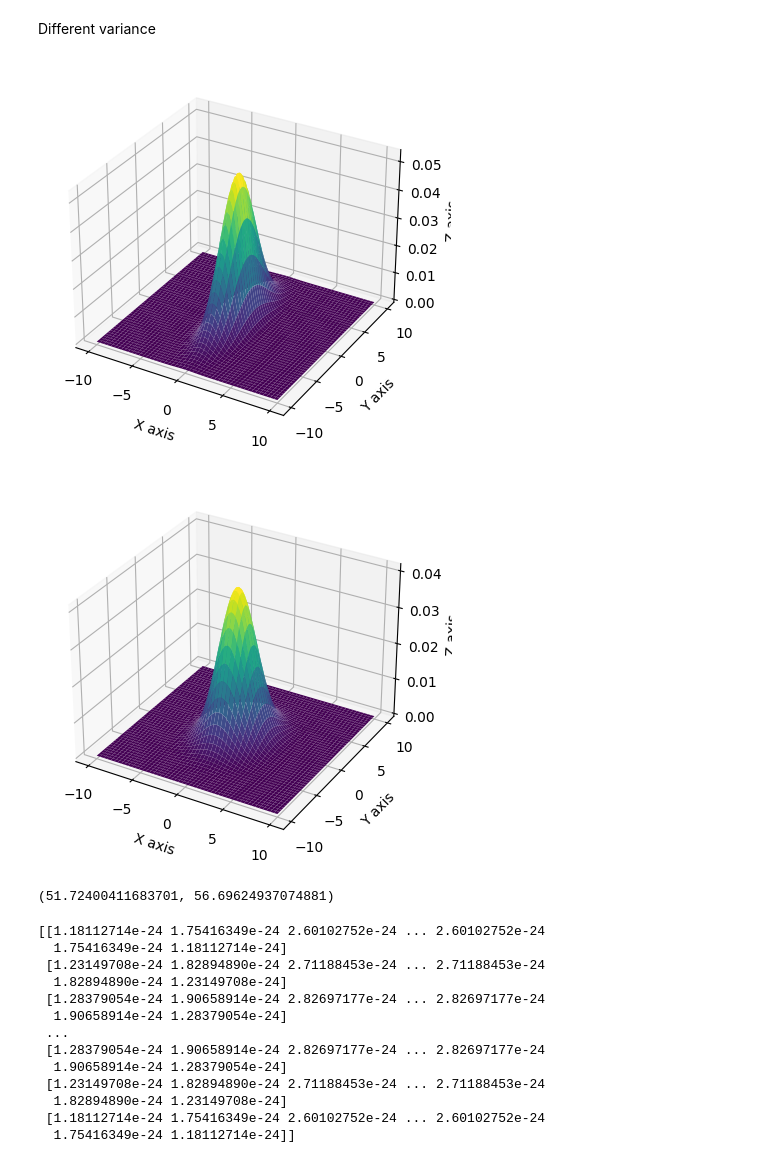
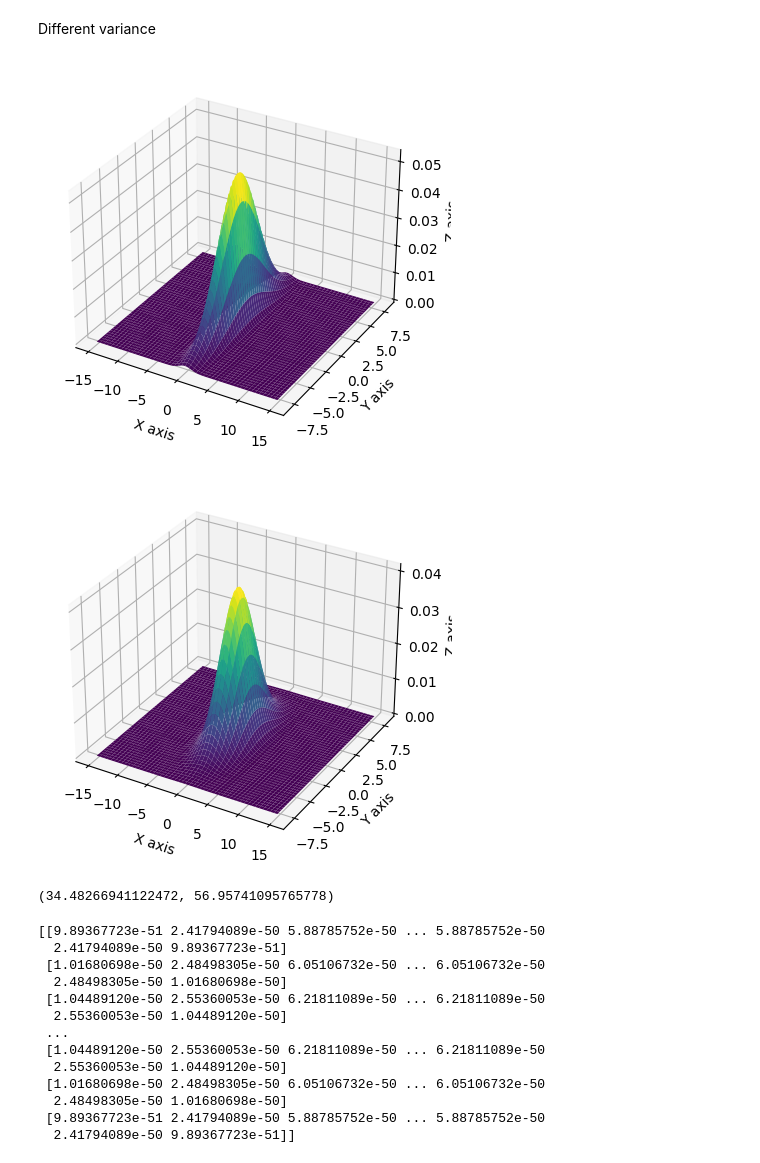
Before and after one commit to Rachel-0420/Cross-Entropy-Fast-Transient, a Jupyter notebook: HighD Normal Distribution.ipynb, the cells around one changed output. Drawn from its saved outputs; the diff is of its cells as text; code cells hidden in the pictures.

```diff
--- a/HighD Normal Distribution.ipynb
+++ b/HighD Normal Distribution.ipynb
@@ -19,8 +19,8 @@ mu_x2, mu_y2 = 2, 4
 
 variance = 3
 
-x = np.linspace(-10,10,500)
-y = np.linspace(-10,10,500)
+x = np.linspace(-15,15,500)
+y = np.linspace(-8,8,500)
 
 X, Y = np.meshgrid(x,y)
 pos = np.empty(X.shape + (2,))
@@ -28,6 +28,14 @@ pos[:, :, 0] = X; pos[:, :, 1] = Y
 
 func_1 = multivariate_normal([mu_x1, mu_y1], [[variance, 0], [0, variance]])
 func_2 = multivariate_normal([mu_x2, mu_y2], [[variance, 0], [0, variance]])
+
+# normalizing the probabilities
+fact_1 = 1 / sum(func_1.pdf(pos))
+fact_2 = 1 / sum(func_2.pdf(pos))
+for i in range(len(func_1.pdf(pos))):
+  func_1.pdf(pos)[i] *= fact_1
+for j in range(len(func_2.pdf(pos))):
+  func_2.pdf(pos)[j] *= fact_2
 
 fig, ax = plt.subplots(subplot_kw = {"projection": "3d"})
 ax.plot_surface(X, Y, func_1.pdf(pos),cmap='viridis',linewidth=0)
@@ -108,39 +114,47 @@ variance_x4, variance_y4 = 3, 5
 
 func_3 = multivariate_normal([mu, mu], [[variance_x3, 0], [0, variance_y3]])
 func_4 = multivariate_normal([mu, mu], [[variance_x4, 0], [0, variance_y4]])
+
+# normalizing the probabilities
+fact_3 = 1 / sum(func_3.pdf(pos))
+fact_4 = 1 / sum(func_4.pdf(pos))
+for i in range(len(func_3.pdf(pos))):
+  func_3.pdf(pos)[i] *= fact_3
+for j in range(len(func_4.pdf(pos))):
+  func_4.pdf(pos)[j] *= fact_4
 
 fig, ax = plt.subplots(subplot_kw = {"projection": "3d"})
 ax.plot_surface(X, Y, func_3.pdf(pos),cmap='viridis',linewidth=0)
 ax.set_xlabel('X axis')
 ax.set_ylabel('Y axis')
 ax.set_zlabel('Z axis')
 plt.show()
 
 fig, ax = plt.subplots(subplot_kw = {"projection": "3d"})
 ax.plot_surface(X, Y, func_4.pdf(pos),cmap='viridis',linewidth=0)
 ax.set_xlabel('X axis')
 ax.set_ylabel('Y axis')
 ax.set_zlabel('Z axis')
 plt.show()
 
 # projections
 pdf_x3 = norm.pdf(x, mu, variance_x3)
 pdf_y3 = norm.pdf(y, mu, variance_y3)
 pdf_x4 = norm.pdf(x, mu, variance_x4)
 pdf_y4 = norm.pdf(y, mu, variance_y4)
 
 for i in range(len(pdf_x1)):
   H_x34.append(- pdf_x3[i] * math.log(pdf_x4[i]))
   H_y34.append(- pdf_y3[i] * math.log(pdf_y4[i]))
   ref_3 += H_x34[i]
   ref_4 += H_y34[i]
 
 # ref is the 'integrals' of the overall cross entropy
 print((ref_3, ref_4))
 # %% [output]
-[figure, old version]
+[figure, new version]
-[figure, old version]
+[figure, new version]
-(51.72400411683701, 56.69624937074881)
+(34.48266941122472, 56.95741095765778)
 # %%
 # overall cross entropy
 
@@ -150,19 +164,19 @@ var4 = func_4.logpdf(pos)
 H2 = - var3 * var4
 print(H2)
 # %% [output]
-[[1.18112714e-24 1.75416349e-24 2.60102752e-24 ... 2.60102752e-24
-  1.75416349e-24 1.18112714e-24]
- [1.23149708e-24 1.82894890e-24 2.71188453e-24 ... 2.71188453e-24
-  1.82894890e-24 1.23149708e-24]
- [1.28379054e-24 1.90658914e-24 2.82697177e-24 ... 2.82697177e-24
-  1.90658914e-24 1.28379054e-24]
+[[9.89367723e-51 2.41794089e-50 5.88785752e-50 ... 5.88785752e-50
+  2.41794089e-50 9.89367723e-51]
+ [1.01680698e-50 2.48498305e-50 6.05106732e-50 ... 6.05106732e-50
+  2.48498305e-50 1.01680698e-50]
+ [1.04489120e-50 2.55360053e-50 6.21811089e-50 ... 6.21811089e-50
+  2.55360053e-50 1.04489120e-50]
  ...
- [1.28379054e-24 1.90658914e-24 2.82697177e-24 ... 2.82697177e-24
-  1.90658914e-24 1.28379054e-24]
- [1.23149708e-24 1.82894890e-24 2.71188453e-24 ... 2.71188453e-24
-  1.82894890e-24 1.23149708e-24]
- [1.18112714e-24 1.75416349e-24 2.60102752e-24 ... 2.60102752e-24
-  1.75416349e-24 1.18112714e-24]]
+ [1.04489120e-50 2.55360053e-50 6.21811089e-50 ... 6.21811089e-50
+  2.55360053e-50 1.04489120e-50]
+ [1.01680698e-50 2.48498305e-50 6.05106732e-50 ... 6.05106732e-50
+  2.48498305e-50 1.01680698e-50]
+ [9.89367723e-51 2.41794089e-50 5.88785752e-50 ... 5.88785752e-50
+  2.41794089e-50 9.89367723e-51]]
 # %%
 # Figure of the overall cross entropy
 
```
Also changed, not shown: parts of 4 cells of this notebook.
